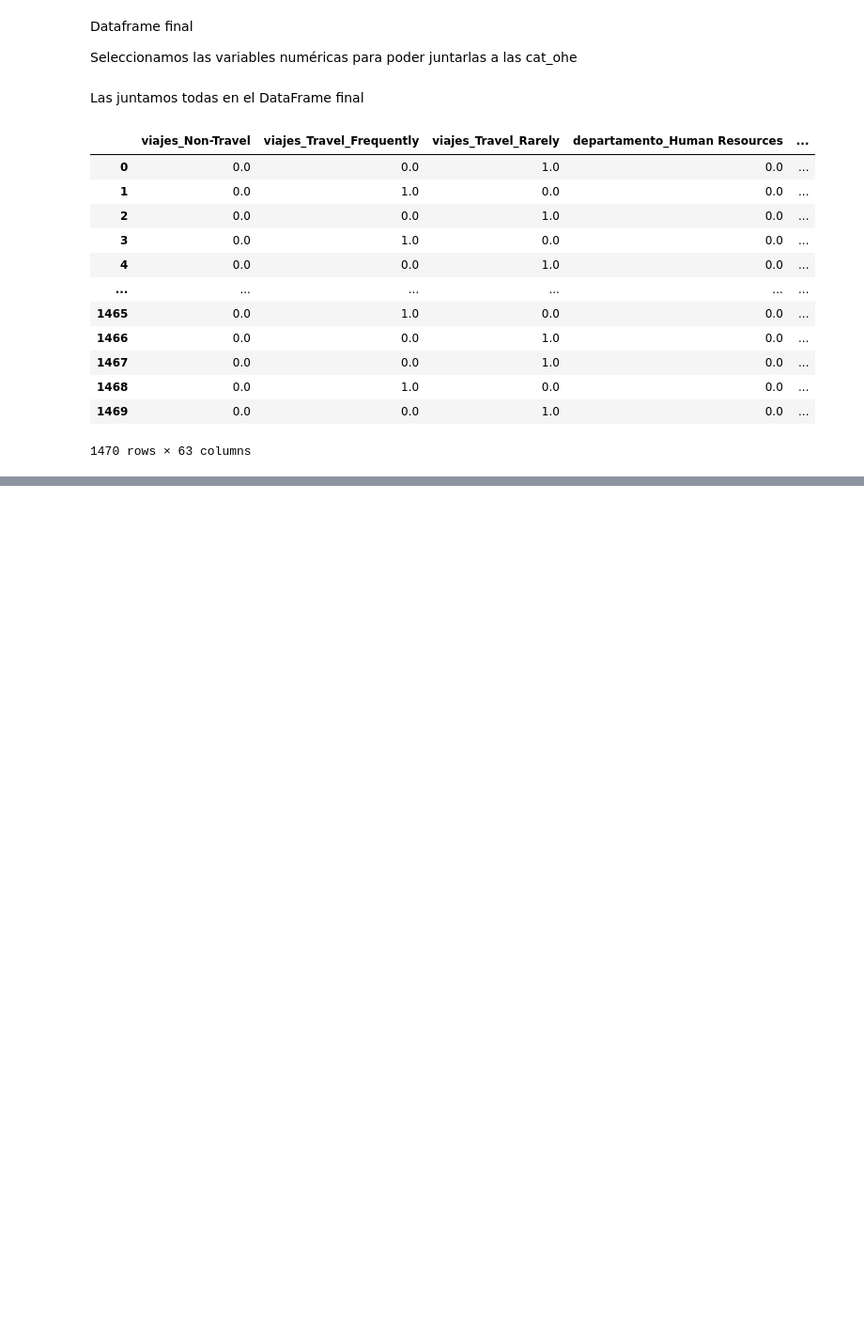
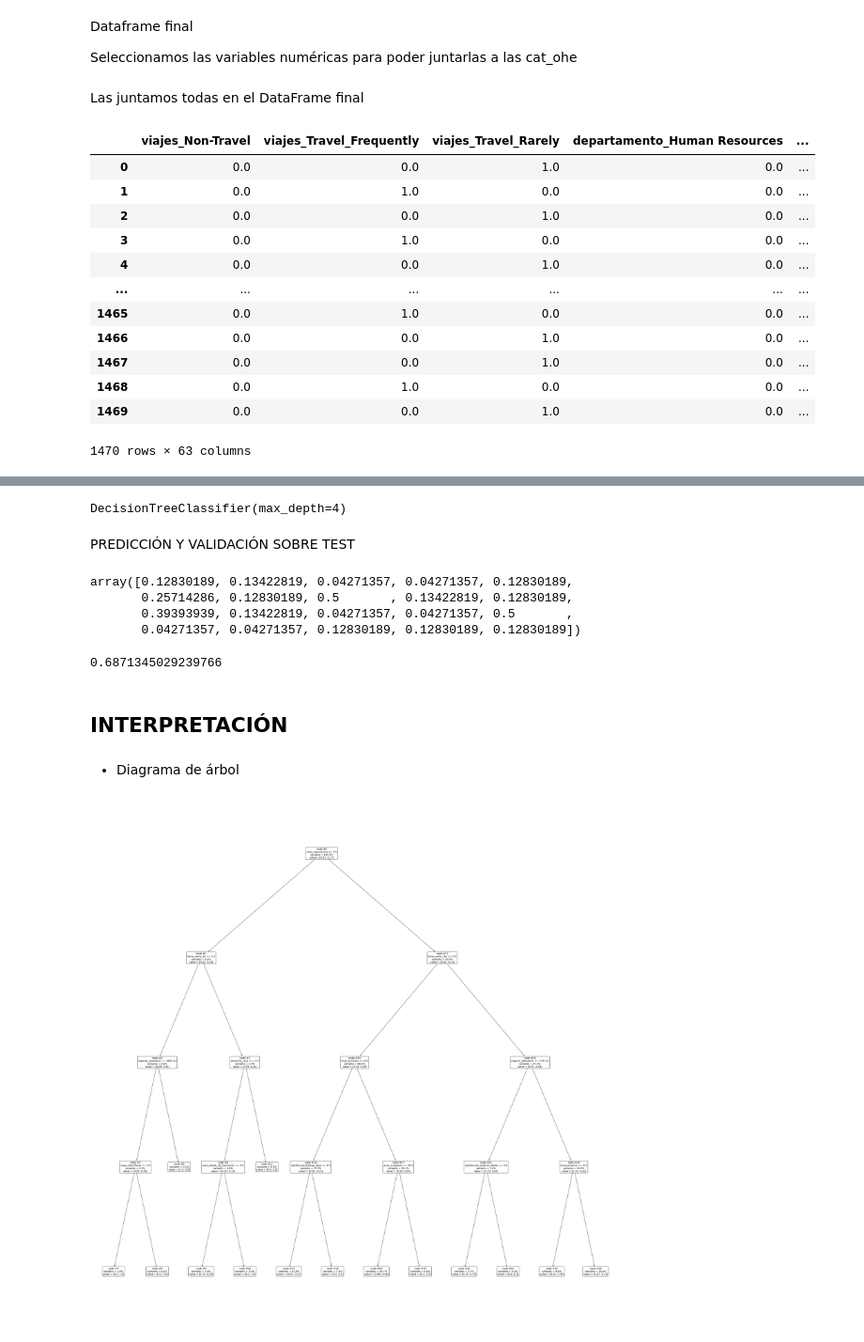
Before and after one commit to JohnFrankIb/DS4B, a Jupyter notebook: main.ipynb, the cells around one changed output, grey strips where cells are left out. Shown at 94% size. Drawn from its saved outputs; the diff is of its cells as text; code cells hidden in the pictures; blank space fills up the shorter version.

```diff
--- a/main.ipynb
+++ b/main.ipynb
@@ -450,0 +453,3 @@ df_ml
+# %%
+x = df_ml.drop(columns='abandono')
+y = df_ml['abandono']
@@ -450,0 +458,4 @@ df_ml
+# %%
+from sklearn.model_selection import train_test_split
+
+train_x, test_x, train_y, test_y = train_test_split(x, y, test_size = 0.3)
@@ -450,0 +464,46 @@ df_ml
+# %%
+from sklearn.tree import DecisionTreeClassifier
+
+# Instanciar
+ac = DecisionTreeClassifier(max_depth=4)
+
+# Entrenar
+ac.fit(train_x, train_y)
+# %% [output]
+DecisionTreeClassifier(max_depth=4)
+# %% [markdown]
+PREDICCIÓN Y VALIDACIÓN SOBRE TEST
+# %%
+# Predicción
+pred = ac.predict_proba(test_x)[:,1]
+pred[:20]
+# %% [output]
+array([0.12830189, 0.13422819, 0.04271357, 0.04271357, 0.12830189,
+       0.25714286, 0.12830189, 0.5       , 0.13422819, 0.12830189,
+       0.39393939, 0.13422819, 0.04271357, 0.04271357, 0.5       ,
+       0.04271357, 0.04271357, 0.12830189, 0.12830189, 0.12830189])
+# %%
+# Evaluación
+from sklearn.metrics import roc_auc_score
+
+roc_auc_score(test_y, pred)
+# %% [output]
+0.6871345029239766
+# %% [markdown]
+## INTERPRETACIÓN
+# %% [markdown]
+- Diagrama de árbol
+# %%
+from sklearn.tree import plot_tree
+
+plt.figure(figsize = (50,50))
+
+plot_tree(ac,
+          feature_names = test_x.columns,
+          impurity = False,
+          node_ids = True,
+          proportion = True,
+          rounded = True,
+          precision = 2);
+# %% [output]
+[figure, added]
```
Also changed, not shown: parts of 13 cells of this notebook.
